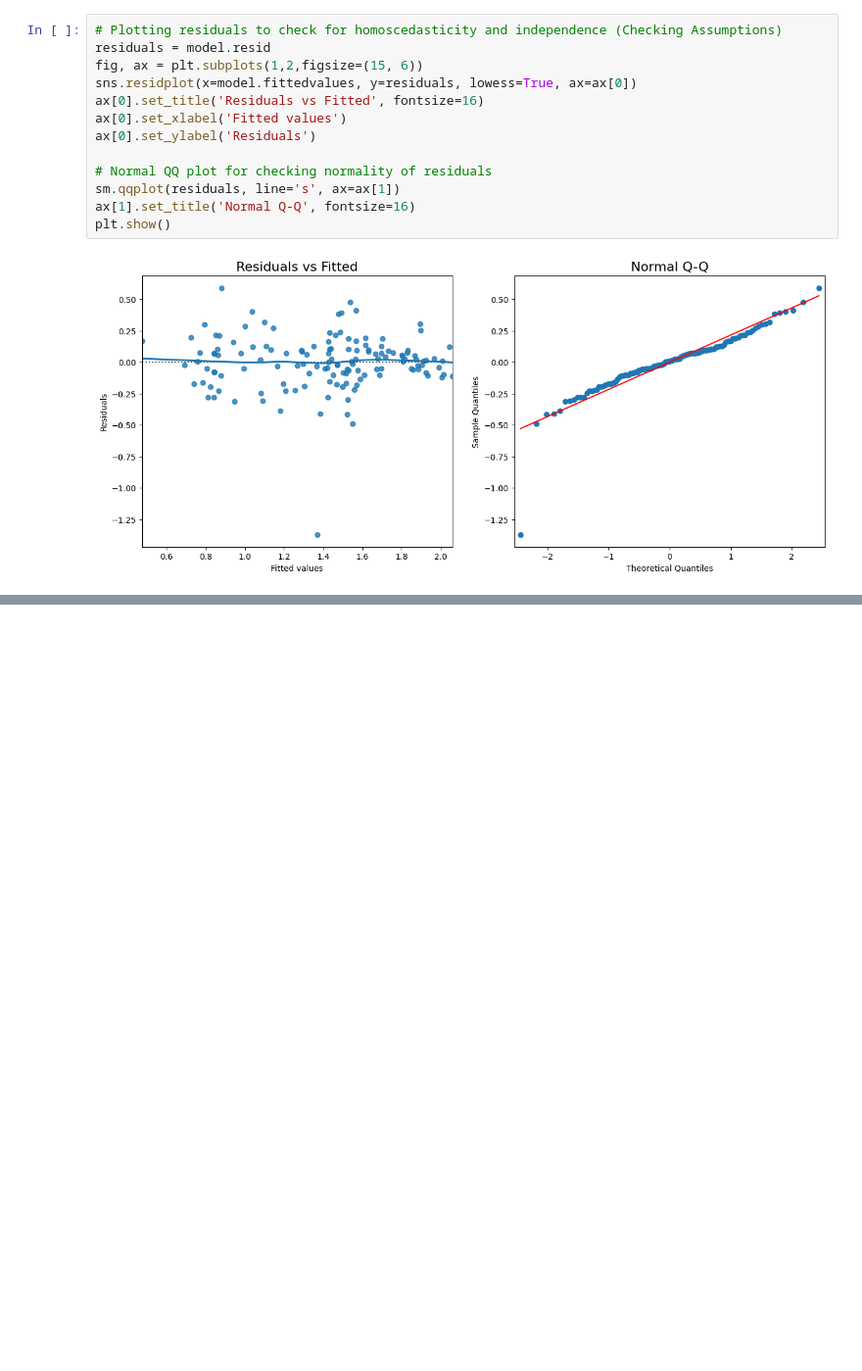
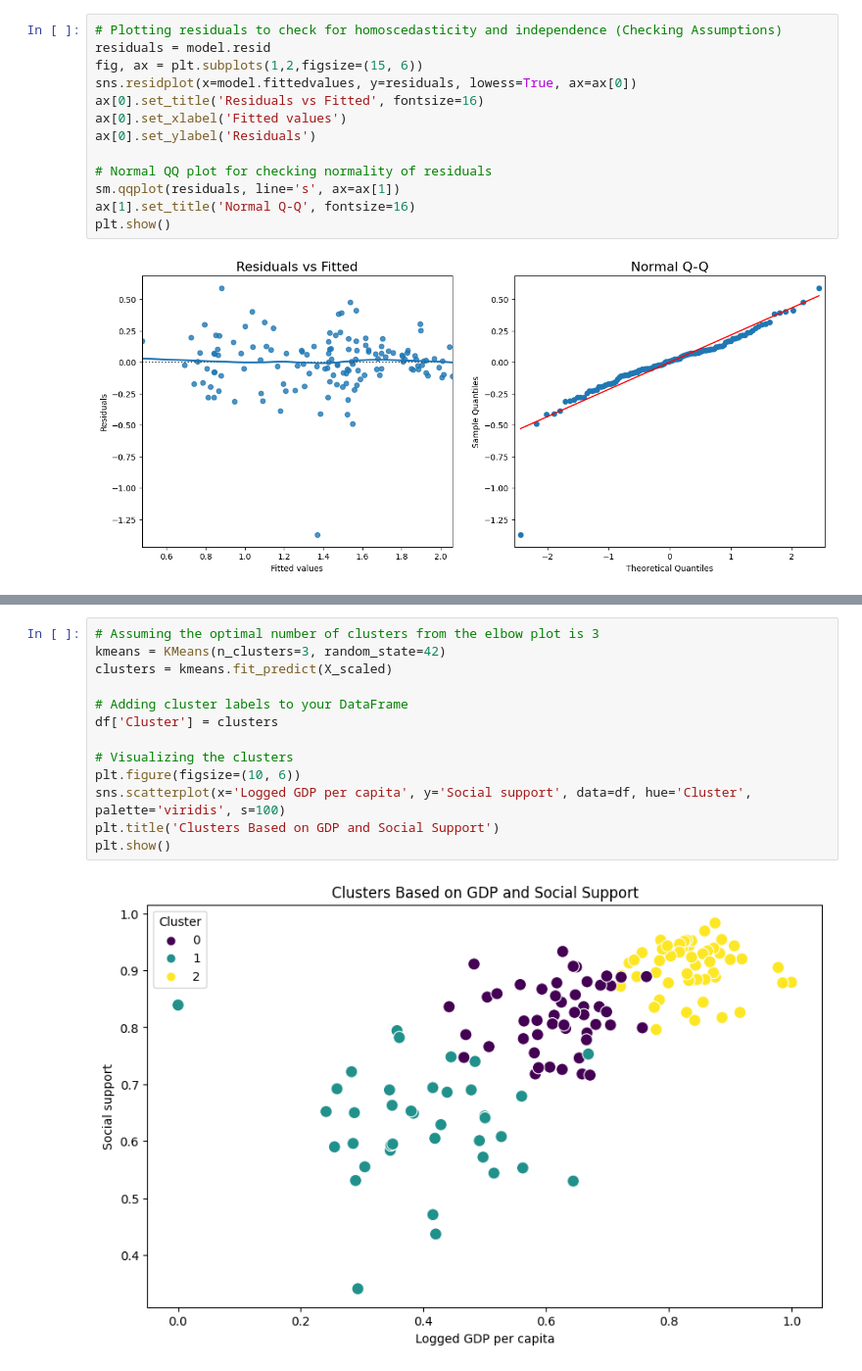
Before and after one commit to TanishAfre/Data-Analysis-Visualisation, a Jupyter notebook: main.ipynb, the cells around one changed output, grey strips where cells are left out. Shown at 98% size. Drawn from its saved outputs; the diff is of its cells as text; blank space fills up the shorter version.

```diff
--- a/main.ipynb
+++ b/main.ipynb
@@ -288,0 +350,15 @@ plt.show()
+# %%
+# Assuming the optimal number of clusters from the elbow plot is 3
+kmeans = KMeans(n_clusters=3, random_state=42)
+clusters = kmeans.fit_predict(X_scaled)
+
+# Adding cluster labels to your DataFrame
+df['Cluster'] = clusters
+
+# Visualizing the clusters
+plt.figure(figsize=(10, 6))
+sns.scatterplot(x='Logged GDP per capita', y='Social support', data=df, hue='Cluster', palette='viridis', s=100)
+plt.title('Clusters Based on GDP and Social Support')
+plt.show()
+# %% [output]
+[figure, added]
```
Also changed, not shown: parts of 4 cells of this notebook.
